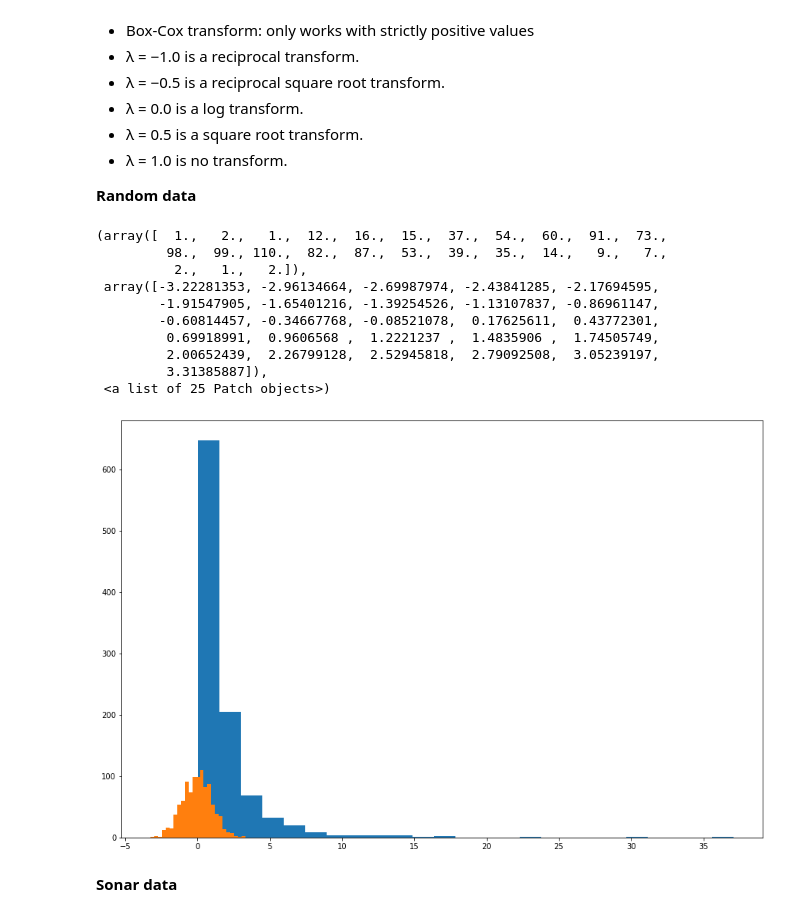
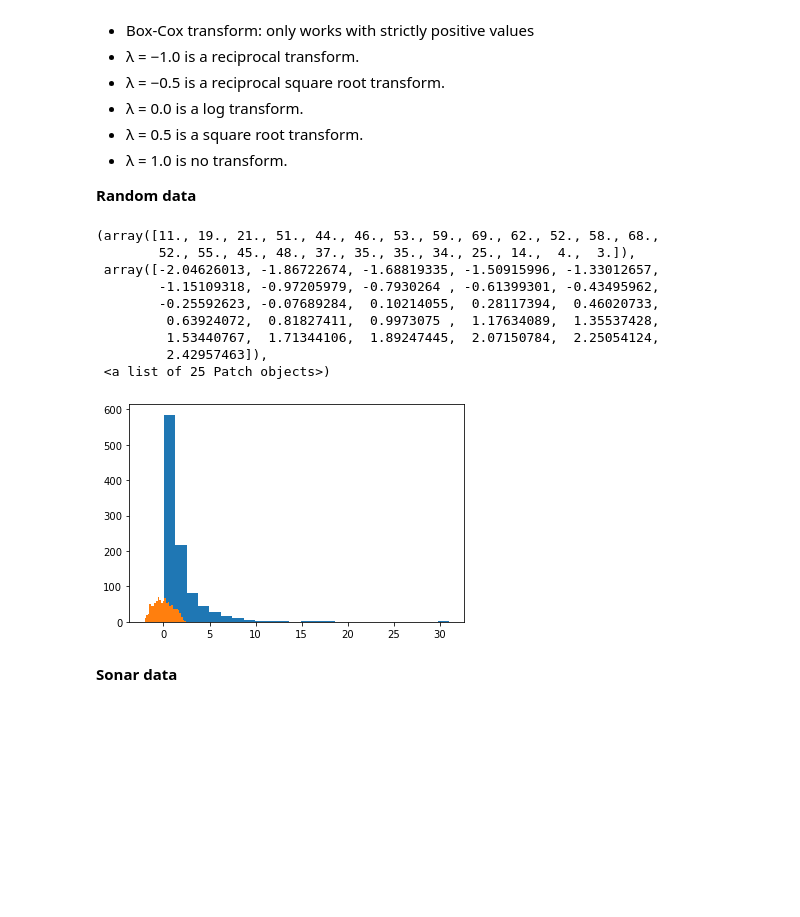
Before and after one commit to martinkukucka/IAU_Projekt, a Jupyter notebook: 2020-2021-master/cvicenia/notebooks/tyzden-06/IAU_outlier_missing_transform.ipynb, the cells around one changed output. Drawn from its saved outputs; the diff is of its cells as text; code cells hidden in the pictures; blank space fills up the shorter version.

```diff
--- a/2020-2021-master/cvicenia/notebooks/tyzden-06/IAU_outlier_missing_transform.ipynb
+++ b/2020-2021-master/cvicenia/notebooks/tyzden-06/IAU_outlier_missing_transform.ipynb
@@ -624,39 +552,38 @@ Many ML algorithms perform better or when features are on a relatively similar t
 # %%
 from numpy import exp
 from numpy.random import randn
 from sklearn.preprocessing import PowerTransformer
 from matplotlib import pyplot
 
 # generate gaussian data sample
 data = randn(1000)
 
 # add a skew to the data distribution
 data = exp(data)
 
 # histogram of the raw data with a skew
 pyplot.hist(data, bins=25)
 
 # reshape data to have rows and columns
 data = data.reshape((len(data),1))
 
 # power transform the raw data
-power = PowerTransformer(method='box-cox', standardize=True)
+power = PowerTransformer(method='yeo-johnson', standardize=True)
 data_trans = power.fit_transform(data)
 
 # histogram of the transformed data
 pyplot.hist(data_trans, bins=25)
 # %% [output]
-(array([  1.,   2.,   1.,  12.,  16.,  15.,  37.,  54.,  60.,  91.,  73.,
-         98.,  99., 110.,  82.,  87.,  53.,  39.,  35.,  14.,   9.,   7.,
-          2.,   1.,   2.]),
- array([-3.22281353, -2.96134664, -2.69987974, -2.43841285, -2.17694595,
-        -1.91547905, -1.65401216, -1.39254526, -1.13107837, -0.86961147,
-        -0.60814457, -0.34667768, -0.08521078,  0.17625611,  0.43772301,
-         0.69918991,  0.9606568 ,  1.2221237 ,  1.4835906 ,  1.74505749,
-         2.00652439,  2.26799128,  2.52945818,  2.79092508,  3.05239197,
-         3.31385887]),
+(array([11., 19., 21., 51., 44., 46., 53., 59., 69., 62., 52., 58., 68.,
+        52., 55., 45., 48., 37., 35., 35., 34., 25., 14.,  4.,  3.]),
+ array([-2.04626013, -1.86722674, -1.68819335, -1.50915996, -1.33012657,
+        -1.15109318, -0.97205979, -0.7930264 , -0.61399301, -0.43495962,
+        -0.25592623, -0.07689284,  0.10214055,  0.28117394,  0.46020733,
+         0.63924072,  0.81827411,  0.9973075 ,  1.17634089,  1.35537428,
+         1.53440767,  1.71344106,  1.89247445,  2.07150784,  2.25054124,
+         2.42957463]),
  <a list of 25 Patch objects>)
-[figure, old version]
+[figure, new version]
 # %% [markdown]
 **Sonar data**
 # %%
```
Also changed, not shown: parts of 5 cells of this notebook, 6 other files.
